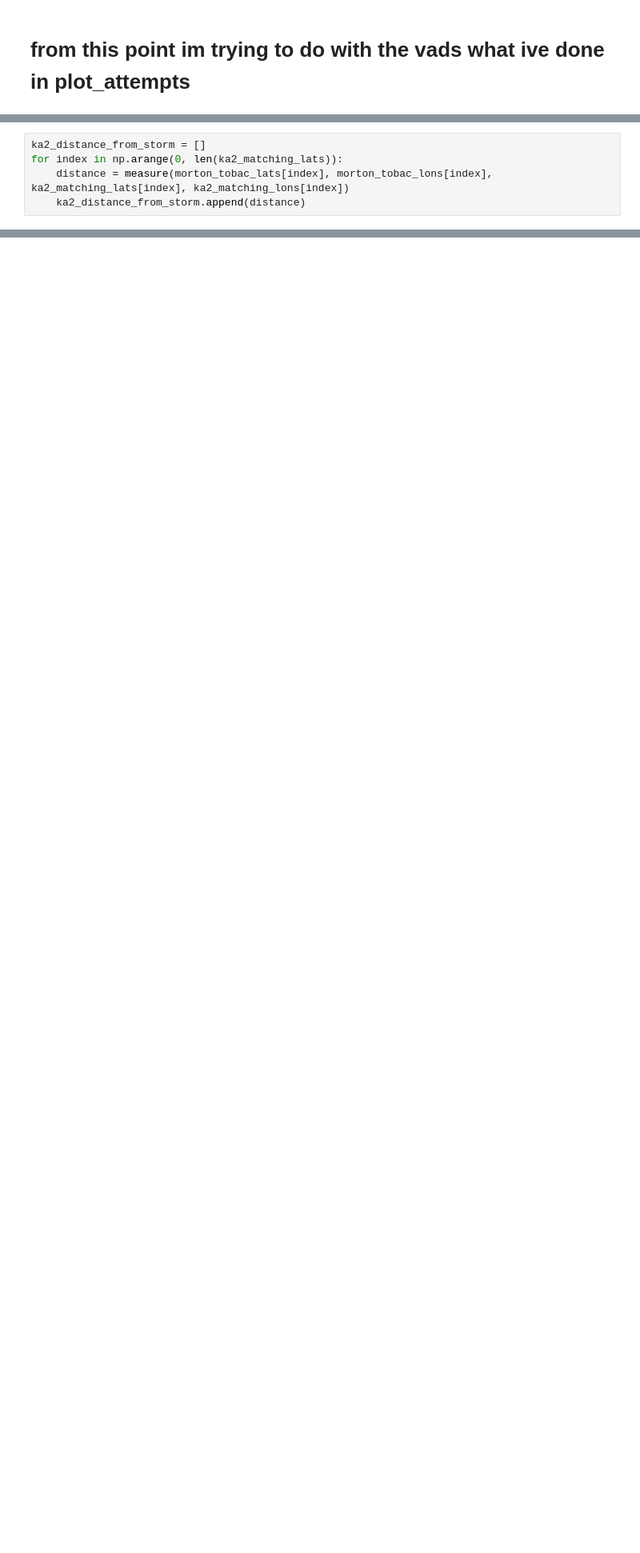
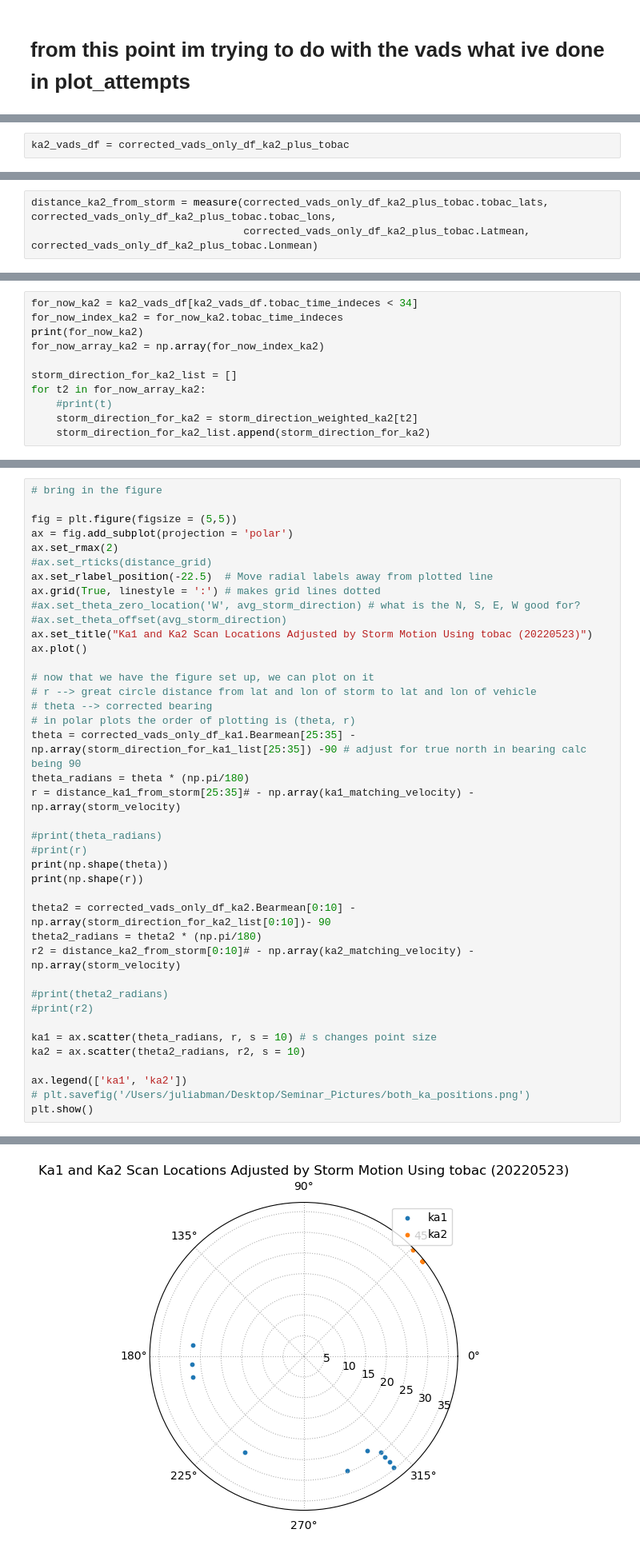
Before and after one commit to JuliaBuhrman/research2024, a Jupyter notebook: identify_vads.ipynb, the cells around one changed output, grey strips where cells are left out. Shown at 80% size. Drawn from its saved outputs; the diff is of its cells as text; blank space fills up the shorter version.

```diff
--- a/identify_vads.ipynb
+++ b/identify_vads.ipynb
@@ -664,0 +347,2 @@ array(['2022-05-23T22:07:37', '2022-05-23T22:08:09',
+# %%
+ka2_vads_df = corrected_vads_only_df_ka2_plus_tobac
@@ -702,5 +395,3 @@ ka1_distance_from_storm
 # %%
-ka2_distance_from_storm = []
-for index in np.arange(0, len(ka2_matching_lats)):
-    distance = measure(morton_tobac_lats[index], morton_tobac_lons[index], ka2_matching_lats[index], ka2_matching_lons[index])
-    ka2_distance_from_storm.append(distance)
+distance_ka2_from_storm = measure(corrected_vads_only_df_ka2_plus_tobac.tobac_lats, corrected_vads_only_df_ka2_plus_tobac.tobac_lons,
+                                  corrected_vads_only_df_ka2_plus_tobac.Latmean, corrected_vads_only_df_ka2_plus_tobac.Lonmean)
@@ -727,0 +612,11 @@ def get_bearing(lat1, long1, lat2, long2):
+# %%
+for_now_ka2 = ka2_vads_df[ka2_vads_df.tobac_time_indeces < 34]
+for_now_index_ka2 = for_now_ka2.tobac_time_indeces
+print(for_now_ka2)
+for_now_array_ka2 = np.array(for_now_index_ka2)
+
+storm_direction_for_ka2_list = []
+for t2 in for_now_array_ka2:
+    #print(t)
+    storm_direction_for_ka2 = storm_direction_weighted_ka2[t2]
+    storm_direction_for_ka2_list.append(storm_direction_for_ka2)
@@ -727,0 +665,41 @@ def get_bearing(lat1, long1, lat2, long2):
+# %%
+# bring in the figure
+
+fig = plt.figure(figsize = (5,5))
+ax = fig.add_subplot(projection = 'polar')
+ax.set_rmax(2)
+#ax.set_rticks(distance_grid)
+ax.set_rlabel_position(-22.5)  # Move radial labels away from plotted line
+ax.grid(True, linestyle = ':') # makes grid lines dotted
+#ax.set_theta_zero_location('W', avg_storm_direction) # what is the N, S, E, W good for?
+#ax.set_theta_offset(avg_storm_direction)
+ax.set_title("Ka1 and Ka2 Scan Locations Adjusted by Storm Motion Using tobac (20220523)")
+ax.plot()
+
+# now that we have the figure set up, we can plot on it
+# r --> great circle distance from lat and lon of storm to lat and lon of vehicle
+# theta --> corrected bearing
+# in polar plots the order of plotting is (theta, r)
+theta = corrected_vads_only_df_ka1.Bearmean[25:35] - np.array(storm_direction_for_ka1_list[25:35]) -90 # adjust for true north in bearing calc being 90
+theta_radians = theta * (np.pi/180)
+r = distance_ka1_from_storm[25:35]# - np.array(ka1_matching_velocity) - np.array(storm_velocity)
+
+#print(theta_radians)
+#print(r)
+print(np.shape(theta))
+print(np.shape(r))
+
+theta2 = corrected_vads_only_df_ka2.Bearmean[0:10] - np.array(storm_direction_for_ka2_list[0:10])- 90
+theta2_radians = theta2 * (np.pi/180)
+r2 = distance_ka2_from_storm[0:10]# - np.array(ka2_matching_velocity) - np.array(storm_velocity)
+
+#print(theta2_radians)
+#print(r2)
+
+ka1 = ax.scatter(theta_radians, r, s = 10) # s changes point size
+ka2 = ax.scatter(theta2_radians, r2, s = 10)
+
+ax.legend(['ka1', 'ka2'])
+# plt.savefig('/Users/juliabman/Desktop/Seminar_Pictures/both_ka_positions.png')
+plt.show()
+# %% [output]
@@ -728 +708,2 @@ def get_bearing(lat1, long1, lat2, long2):
+[figure, added]
 # %%
```
Also changed, not shown: parts of 96 cells of this notebook.
